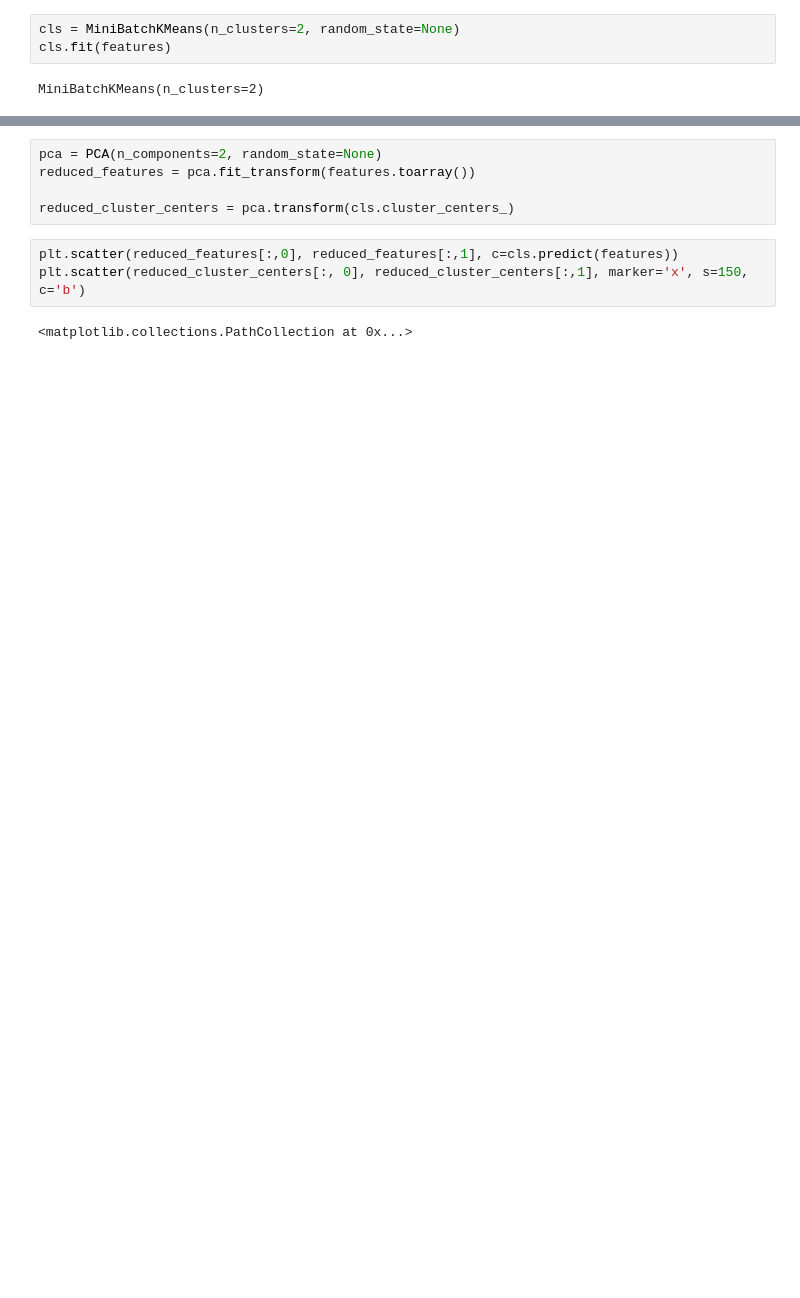
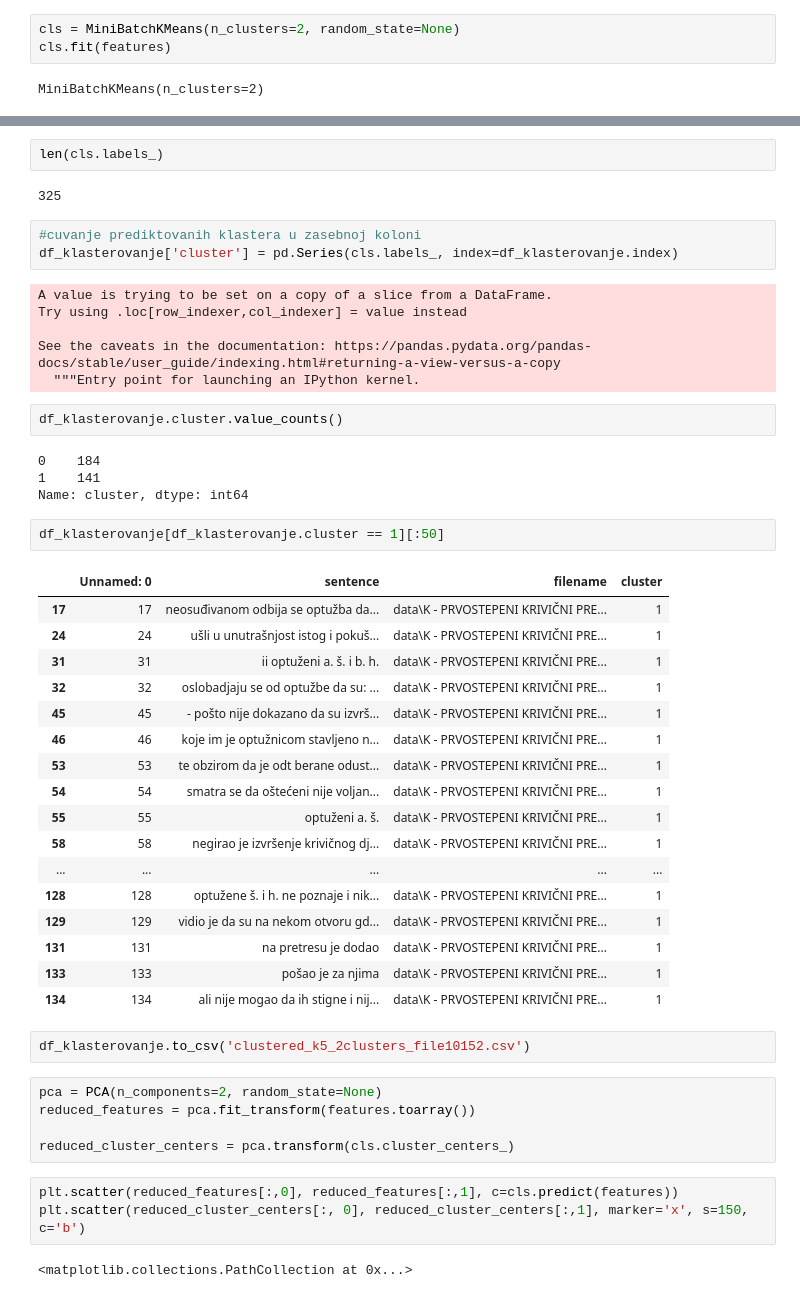
Before and after one commit to marijacurcic7/Pravna-informatika, a Jupyter notebook: Obucavanje i klasterizacija.ipynb, the cells around one changed output, grey strips where cells are left out. Drawn from its saved outputs; the diff is of its cells as text; blank space fills up the shorter version.

```diff
--- a/Obucavanje i klasterizacija.ipynb
+++ b/Obucavanje i klasterizacija.ipynb
@@ -426,3 +432,44 @@ array([1, 1, 1, 1, 0, 0, 1, 1, 1, 1, 0, 0, 0, 0, 0, 0, 0, 0, 0, 0, 0, 0,
+# %%
+len(cls.labels_)
+# %% [output]
+325
+# %%
+#cuvanje prediktovanih klastera u zasebnoj koloni
+df_klasterovanje['cluster'] = pd.Series(cls.labels_, index=df_klasterovanje.index)
+# %% [output]
+A value is trying to be set on a copy of a slice from a DataFrame.
+Try using .loc[row_indexer,col_indexer] = value instead
+
+See the caveats in the documentation: https://pandas.pydata.org/pandas-docs/stable/user_guide/indexing.html#returning-a-view-versus-a-copy
+  """Entry point for launching an IPython kernel.
+# %%
+df_klasterovanje.cluster.value_counts()
+# %% [output]
+0    184
+1    141
+Name: cluster, dtype: int64
+# %%
+df_klasterovanje[df_klasterovanje.cluster == 1][:50]
+# %% [output]
+|  | Unnamed: 0 | sentence | filename | cluster |
+| 17 | 17 | neosuđivanom odbija se optužba da... | data\K - PRVOSTEPENI KRIVIČNI PRE... | 1 |
+| 24 | 24 | ušli u unutrašnjost istog i pokuš... | data\K - PRVOSTEPENI KRIVIČNI PRE... | 1 |
+| 31 | 31 | ii optuženi a. š. i b. h. | data\K - PRVOSTEPENI KRIVIČNI PRE... | 1 |
+| 32 | 32 | oslobadjaju se od optužbe da su: ... | data\K - PRVOSTEPENI KRIVIČNI PRE... | 1 |
+| 45 | 45 | - pošto nije dokazano da su izvrš... | data\K - PRVOSTEPENI KRIVIČNI PRE... | 1 |
+| 46 | 46 | koje im je optužnicom stavljeno n... | data\K - PRVOSTEPENI KRIVIČNI PRE... | 1 |
+| 53 | 53 | te obzirom da je odt berane odust... | data\K - PRVOSTEPENI KRIVIČNI PRE... | 1 |
+| 54 | 54 | smatra se da oštećeni nije voljan... | data\K - PRVOSTEPENI KRIVIČNI PRE... | 1 |
+| 55 | 55 | optuženi a. š. | data\K - PRVOSTEPENI KRIVIČNI PRE... | 1 |
+| 58 | 58 | negirao je izvršenje krivičnog dj... | data\K - PRVOSTEPENI KRIVIČNI PRE... | 1 |
+| ... | ... | ... | ... | ... |
+| 128 | 128 | optužene š. i h. ne poznaje i nik... | data\K - PRVOSTEPENI KRIVIČNI PRE... | 1 |
+| 129 | 129 | vidio je da su na nekom otvoru gd... | data\K - PRVOSTEPENI KRIVIČNI PRE... | 1 |
+| 131 | 131 | na pretresu je dodao | data\K - PRVOSTEPENI KRIVIČNI PRE... | 1 |
+| 133 | 133 | pošao je za njima | data\K - PRVOSTEPENI KRIVIČNI PRE... | 1 |
+| 134 | 134 | ali nije mogao da ih stigne i nij... | data\K - PRVOSTEPENI KRIVIČNI PRE... | 1 |
+# %%
+df_klasterovanje.to_csv('clustered_k5_2clusters_file10152.csv')
 # %%
 pca = PCA(n_components=2, random_state=None)
 reduced_features = pca.fit_transform(features.toarray())
```
Also changed, not shown: parts of 5 cells of this notebook, 4 other files.
